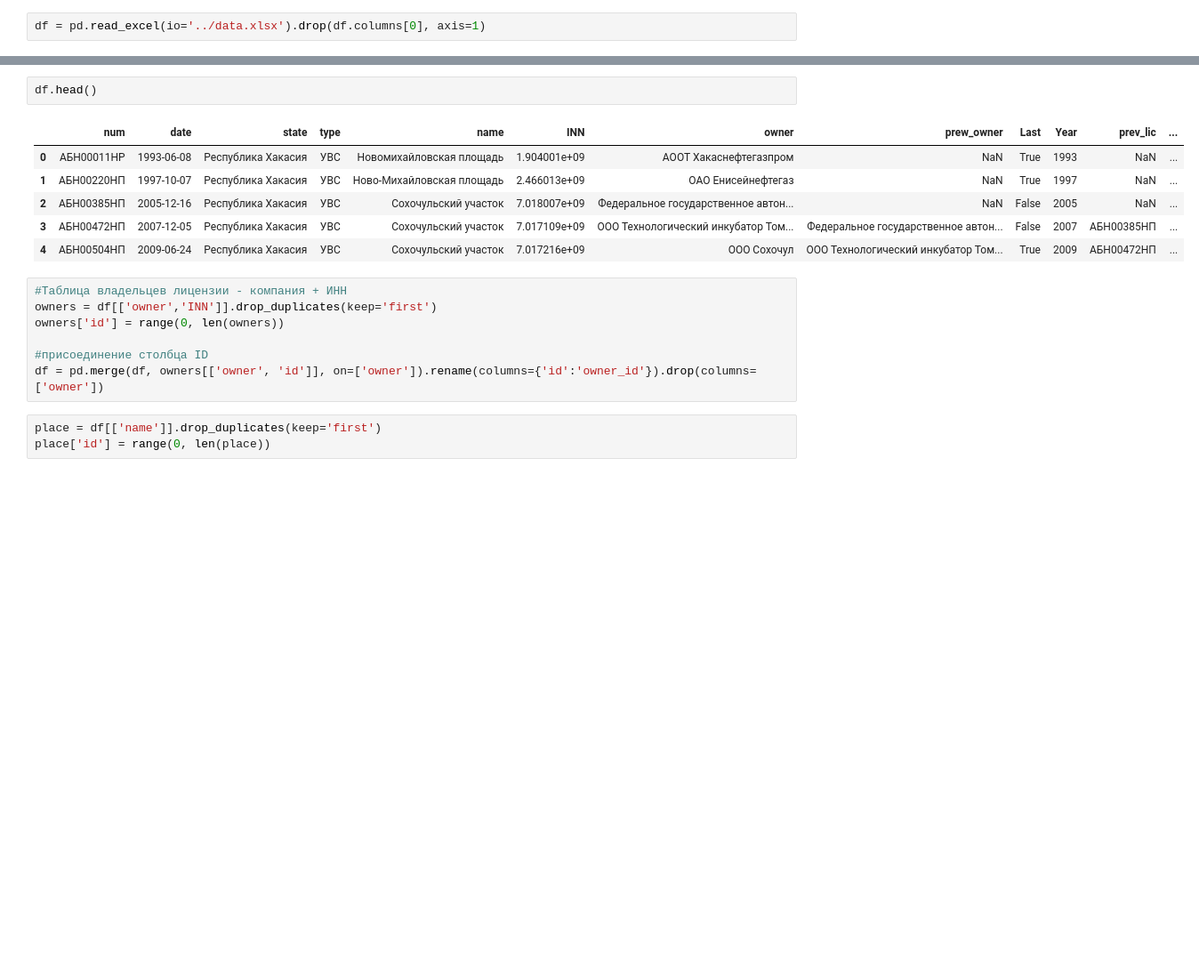
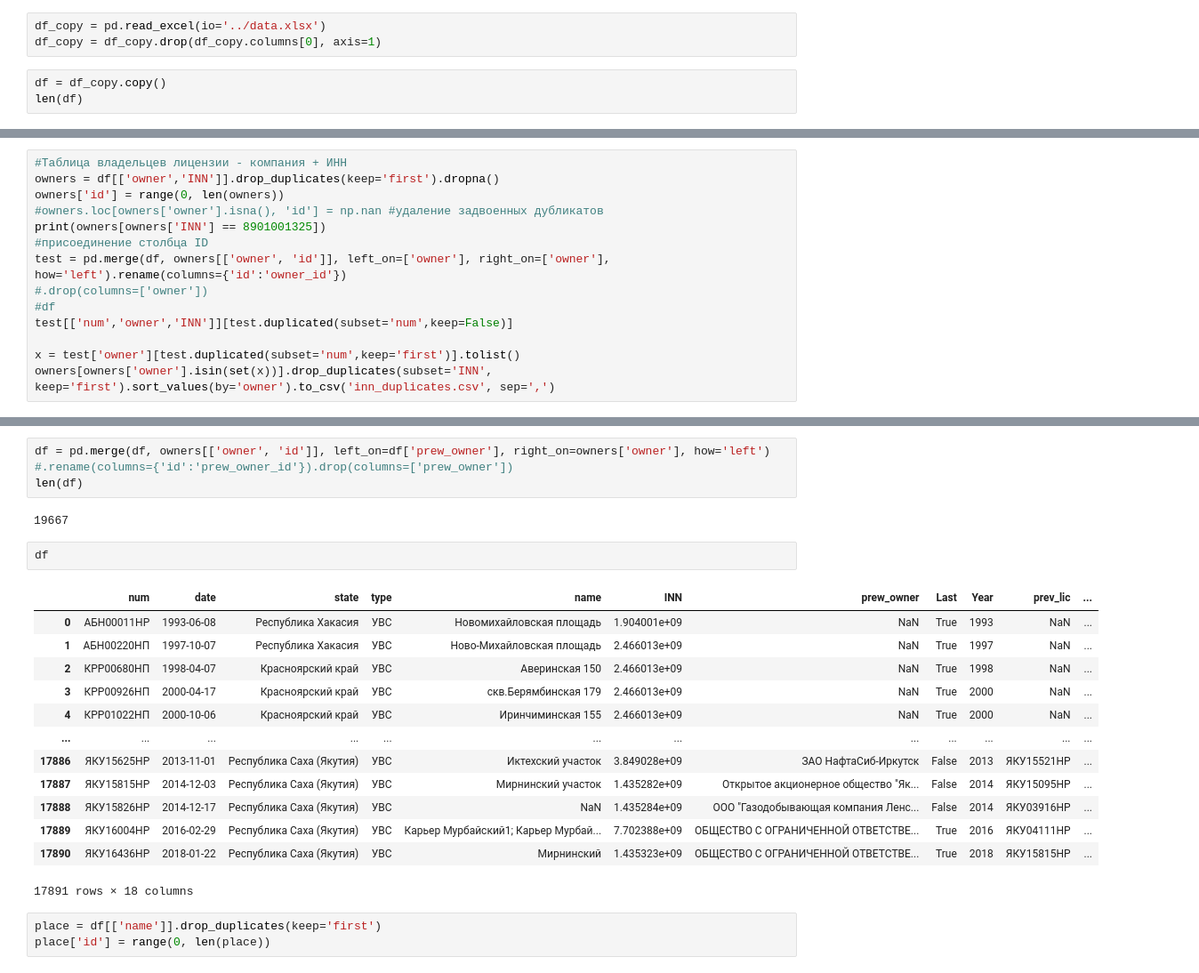
Before and after one commit to oleg-wl/geolfond, a Jupyter notebook: devtools/database.ipynb, the cells around one changed output, grey strips where cells are left out. Shown at 89% size. Saved outputs shown, nothing was run; the diff lists cells and outputs as text; blank space fills up the shorter version.

Commit message:
developing owners table

```diff
--- a/devtools/database.ipynb
+++ b/devtools/database.ipynb
@@ -3,2 +4,6 @@ import pandas as pd
 # %%
-df = pd.read_excel(io='../data.xlsx').drop(df.columns[0], axis=1)
+df_copy = pd.read_excel(io='../data.xlsx')
+df_copy = df_copy.drop(df_copy.columns[0], axis=1)
+# %%
+df = df_copy.copy()
+len(df)
@@ -4,0 +16,14 @@ df = pd.read_excel(io='../data.xlsx').drop(df.columns[0], axis=1)
+# %%
+#Таблица владельцев лицензии - компания + ИНН
+owners = df[['owner','INN']].drop_duplicates(keep='first').dropna()
+owners['id'] = range(0, len(owners))
+#owners.loc[owners['owner'].isna(), 'id'] = np.nan #удаление задвоенных дубликатов
+print(owners[owners['INN'] == 8901001325])
+#присоединение столбца ID
+test = pd.merge(df, owners[['owner', 'id']], left_on=['owner'], right_on=['owner'], how='left').rename(columns={'id':'owner_id'})
+#.drop(columns=['owner'])
+#df
+test[['num','owner','INN']][test.duplicated(subset='num',keep=False)]
+
+x = test['owner'][test.duplicated(subset='num',keep='first')].tolist()
+owners[owners['owner'].isin(set(x))].drop_duplicates(subset='INN', keep='first').sort_values(by='owner').to_csv('inn_duplicates.csv', sep=',')
@@ -5,19 +54,24 @@ df = pd.read_excel(io='../data.xlsx').drop(df.columns[0], axis=1)
+# %%
+df = pd.merge(df, owners[['owner', 'id']], left_on=df['prew_owner'], right_on=owners['owner'], how='left') #.rename(columns={'id':'prew_owner_id'}).drop(columns=['prew_owner'])
+len(df)
+# %% [output]
+19667
 # %%
-df.head()
+df
 # %% [output]
-|  | num | date | state | type | name | INN | owner | prew_owner | Last | Year | prev_lic | ... |
-| 0 | АБН00011НР | 1993-06-08 | Республика Хакасия | УВС | Новомихайловская площадь | 1.904001e+09 | АООТ Хакаснефтегазпром | NaN | True | 1993 | NaN | ... |
-| 1 | АБН00220НП | 1997-10-07 | Республика Хакасия | УВС | Ново-Михайловская площадь | 2.466013e+09 | ОАО Енисейнефтегаз | NaN | True | 1997 | NaN | ... |
-| 2 | АБН00385НП | 2005-12-16 | Республика Хакасия | УВС | Сохочульский участок | 7.018007e+09 | Федеральное государственное автон... | NaN | False | 2005 | NaN | ... |
-| 3 | АБН00472НП | 2007-12-05 | Республика Хакасия | УВС | Сохочульский участок | 7.017109e+09 | ООО Технологический инкубатор Том... | Федеральное государственное автон... | False | 2007 | АБН00385НП | ... |
-| 4 | АБН00504НП | 2009-06-24 | Республика Хакасия | УВС | Сохочульский участок | 7.017216e+09 | ООО Сохочул | ООО Технологический инкубатор Том... | True | 2009 | АБН00472НП | ... |
+|  | num | date | state | type | name | INN | prew_owner | Last | Year | prev_lic | ... |
+| 0 | АБН00011НР | 1993-06-08 | Республика Хакасия | УВС | Новомихайловская площадь | 1.904001e+09 | NaN | True | 1993 | NaN | ... |
+| 1 | АБН00220НП | 1997-10-07 | Республика Хакасия | УВС | Ново-Михайловская площадь | 2.466013e+09 | NaN | True | 1997 | NaN | ... |
+| 2 | КРР00680НП | 1998-04-07 | Красноярский край | УВС | Аверинская 150 | 2.466013e+09 | NaN | True | 1998 | NaN | ... |
+| 3 | КРР00926НП | 2000-04-17 | Красноярский край | УВС | скв.Берямбинская 179 | 2.466013e+09 | NaN | True | 2000 | NaN | ... |
+| 4 | КРР01022НП | 2000-10-06 | Красноярский край | УВС | Иринчиминская 155 | 2.466013e+09 | NaN | True | 2000 | NaN | ... |
+| ... | ... | ... | ... | ... | ... | ... | ... | ... | ... | ... | ... |
+| 17886 | ЯКУ15625НР | 2013-11-01 | Республика Саха (Якутия) | УВС | Иктехский участок | 3.849028e+09 | ЗАО НафтаСиб-Иркутск | False | 2013 | ЯКУ15521НР | ... |
+| 17887 | ЯКУ15815НР | 2014-12-03 | Республика Саха (Якутия) | УВС | Мирнинский участок | 1.435282e+09 | Открытое акционерное общество "Як... | False | 2014 | ЯКУ15095НР | ... |
+| 17888 | ЯКУ15826НР | 2014-12-17 | Республика Саха (Якутия) | УВС | NaN | 1.435284e+09 | ООО "Газодобывающая компания Ленс... | False | 2014 | ЯКУ03916НР | ... |
+| 17889 | ЯКУ16004НР | 2016-02-29 | Республика Саха (Якутия) | УВС | Карьер Мурбайский1; Карьер Мурбай... | 7.702388e+09 | ОБЩЕСТВО С ОГРАНИЧЕННОЙ ОТВЕТСТВЕ... | True | 2016 | ЯКУ04111НР | ... |
+| 17890 | ЯКУ16436НР | 2018-01-22 | Республика Саха (Якутия) | УВС | Мирнинский | 1.435323e+09 | ОБЩЕСТВО С ОГРАНИЧЕННОЙ ОТВЕТСТВЕ... | True | 2018 | ЯКУ15815НР | ... |
+17891 rows × 18 columns
-# %%
-#Таблица владельцев лицензии - компания + ИНН
-owners = df[['owner','INN']].drop_duplicates(keep='first')
-owners['id'] = range(0, len(owners))
-
-#присоединение столбца ID
-df = pd.merge(df, owners[['owner', 'id']], on=['owner']).rename(columns={'id':'owner_id'}).drop(columns=['owner'])
 # %%
 place = df[['name']].drop_duplicates(keep='first')
 place['id'] = range(0, len(place))
```
Also changed, not shown: parts of 6 cells of this notebook, 2 other files.
